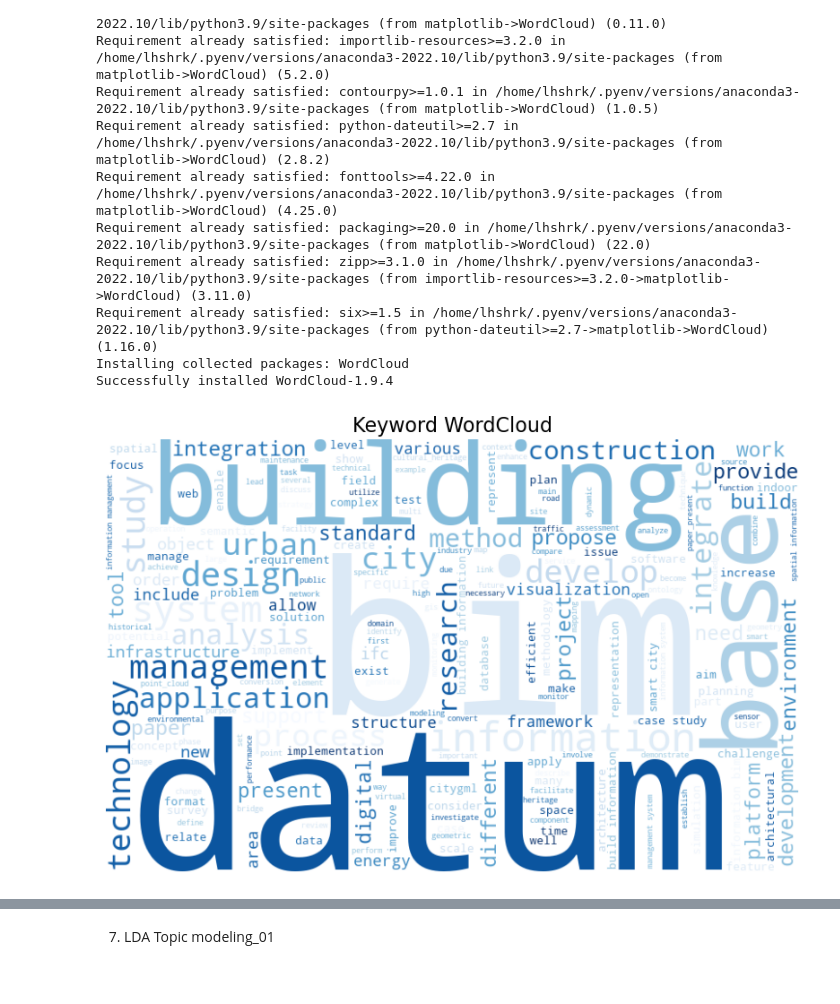
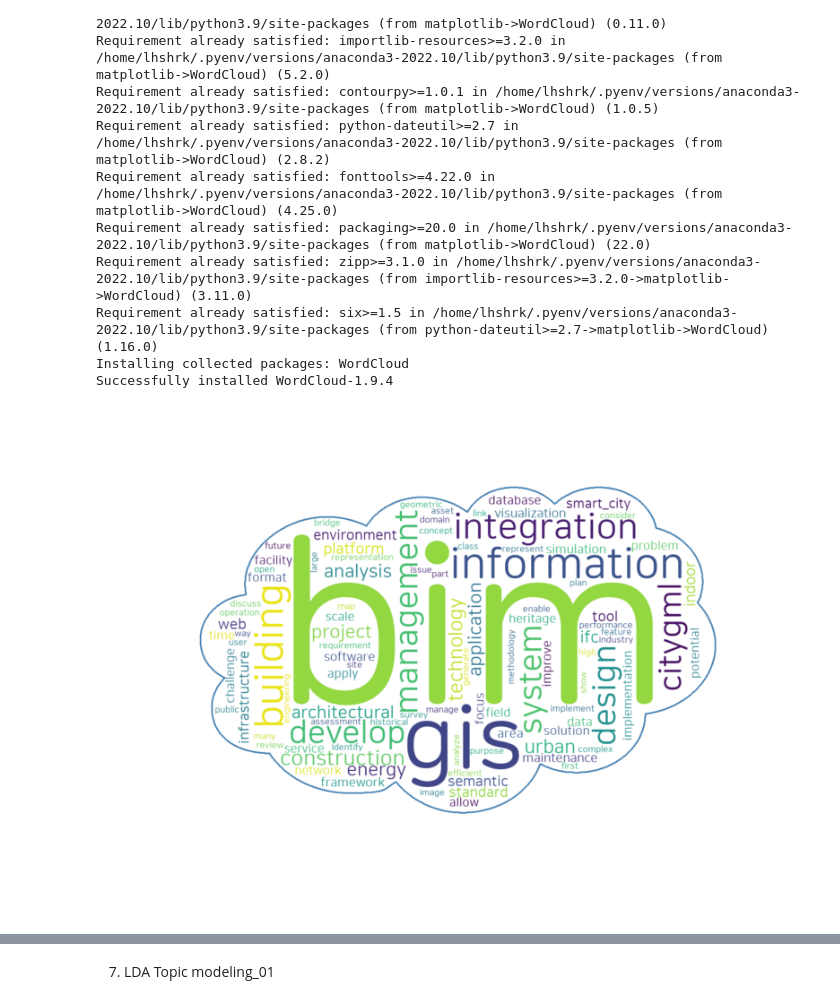
Before and after one commit to shark-gill/bim_gis_LDA_analysis, a Jupyter notebook: src/LDA_model.ipynb, the cells around one changed output, grey strips where cells are left out. Saved outputs shown, nothing was run; the diff lists cells and outputs as text; code cells hidden in the pictures.

```diff
--- a/src/LDA_model.ipynb
+++ b/src/LDA_model.ipynb
@@ -279,26 +275,46 @@ Requirement already satisfied: zipp>=3.1.0 in /home/lhshrk/.pyenv/versions/anaco
 Requirement already satisfied: six>=1.5 in /home/lhshrk/.pyenv/versions/anaconda3-2022.10/lib/python3.9/site-packages (from python-dateutil>=2.7->matplotlib->WordCloud) (1.16.0)
 Installing collected packages: WordCloud
 Successfully installed WordCloud-1.9.4
-# %%
-from wordcloud import WordCloud
-import matplotlib.pyplot as plt
-
-# 전체 단어를 하나의 문자열로 결합
-text = ' '.join([word for doc in data_lemmatized for word in doc])
-
-# WordCloud 객체 생성 (구름 모양 설정)
-wordcloud = WordCloud(width=800, height=500,
-                      background_color='white',
-                      colormap='Blues',
-                      contour_color='steelblue',
-                      contour_width=2,
-                      max_words=200).generate(text)
-
-# 시각화
-plt.figure(figsize=(10, 8))
-plt.imshow(wordcloud, interpolation='bilinear')
-plt.axis('off')
-plt.title('Keyword WordCloud', fontsize=16)
-plt.show()
-# %% [output]
-[figure, removed]
+# %%
+from wordcloud import WordCloud
+from collections import Counter
+import matplotlib.pyplot as plt
+import pandas as pd
+import numpy as np
+from PIL import Image
+
+# 데이터 불러오기
+df = pd.read_csv('/home/lhshrk/bim_gis_integration_LDA_analysis/data/freq_keyword_viz_data.csv', encoding='cp949')
+
+# 단어 빈도 딕셔너리 생성
+words = df.set_index("Keyword").to_dict()["Frequency"]
+counts = Counter(words)
+tags = counts.most_common(100)
+
+# 마스크 이미지 불러오기 및 전처리 (흰색 배경이어야 함)
+mask_image = np.array(Image.open('/home/lhshrk/bim_gis_integration_LDA_analysis/data/cloud.png'))
+
+# 워드 클라우드 생성
+wc = WordCloud(font_path='/home/lhshrk/bim_gis_integration_LDA_analysis/data/NanumSquareRoundR.ttf',
+               background_color="white",
+               max_font_size=500,
+               mask=mask_image,             # 마스크 이미지 적용
+               contour_width=2,             # 마스크 이미지 윤곽선 두께
+               contour_color=0)   # 마스크 이미지 윤곽선 색상
+
+cloud = wc.generate_from_frequencies(dict(tags))
+
+
+# # 이미지 파일로 저장
+cloud.to_file('/home/lhshrk/bim_gis_integration_LDA_analysis/data/cloud_masked.png')
+
+# 시각화
+plt.figure(figsize=(10, 8))
+plt.axis('off')
+plt.imshow(cloud, interpolation='bilinear')
+
+# 이미지 저장
+plt.savefig('/home/lhshrk/bim_gis_integration_LDA_analysis/data/wc_masked_result.jpg', bbox_inches='tight')
+plt.show()
+# %% [output]
+[figure, added]
```
Also changed, not shown: parts of 9 cells of this notebook, 9 other files.
